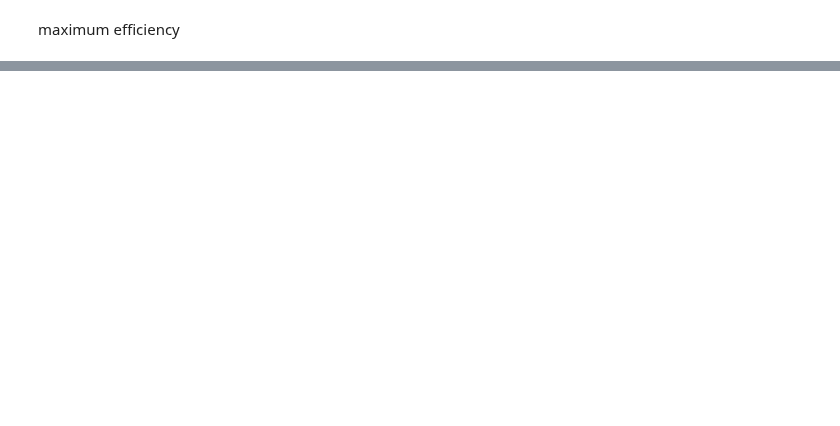
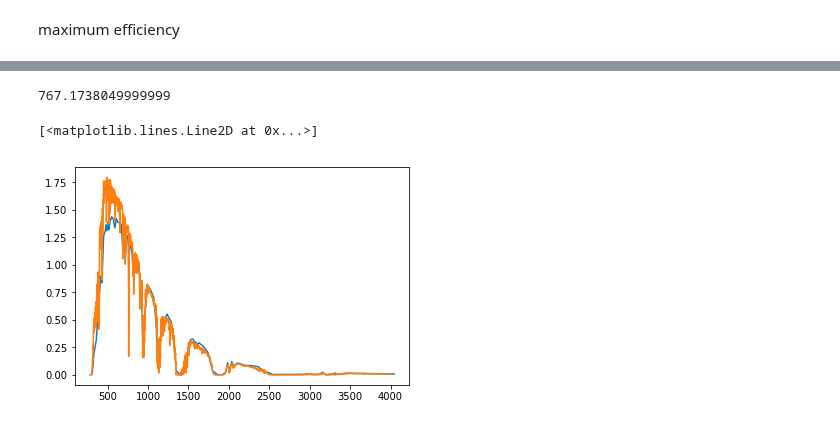
Before and after one commit to kanhua/pypvcell, a Jupyter notebook: demos/efficiency_vs_bandgap.ipynb, the cells around one changed output, grey strips where cells are left out. Cells and saved outputs as stored; diff of their text form; code cells hidden in the pictures; blank space fills up the shorter version.

```diff
--- a/demos/efficiency_vs_bandgap.ipynb
+++ b/demos/efficiency_vs_bandgap.ipynb
@@ -130,0 +196,19 @@ np.max(eta)
+# %%
+ill=Illumination("AM1.5do")
+# %%
+ill.total_power()
+# %% [output]
+767.1738049999999
+# %%
+ill=ill*1000/767
+# %%
+ill2=Illumination("AM1.5g")*1000/918
+# %%
+a=ill.get_spectrum('nm')
+b=ill2.get_spectrum('nm')
+# %%
+plt.plot(*a)
+plt.plot(*b)
+# %% [output]
+[<matplotlib.lines.Line2D at 0x...>]
+[figure, added]
```
Also changed, not shown: parts of 19 cells of this notebook, 5 other files.
